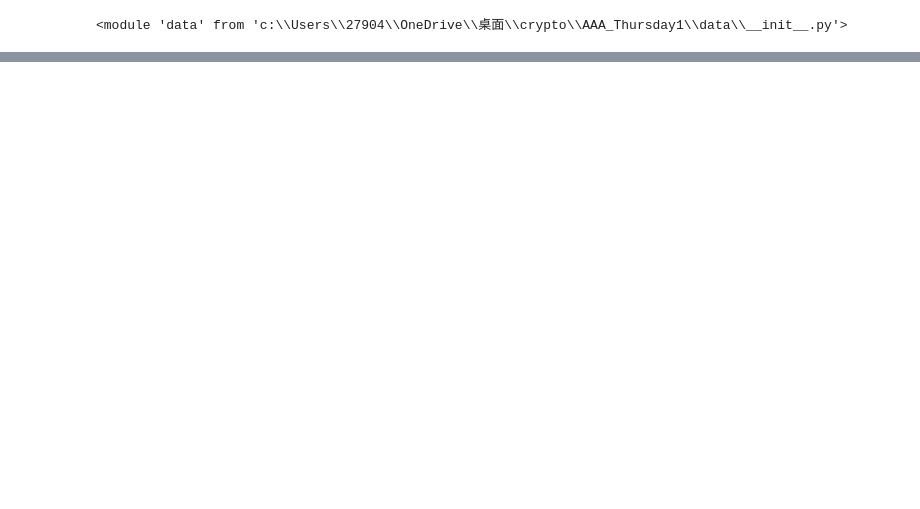
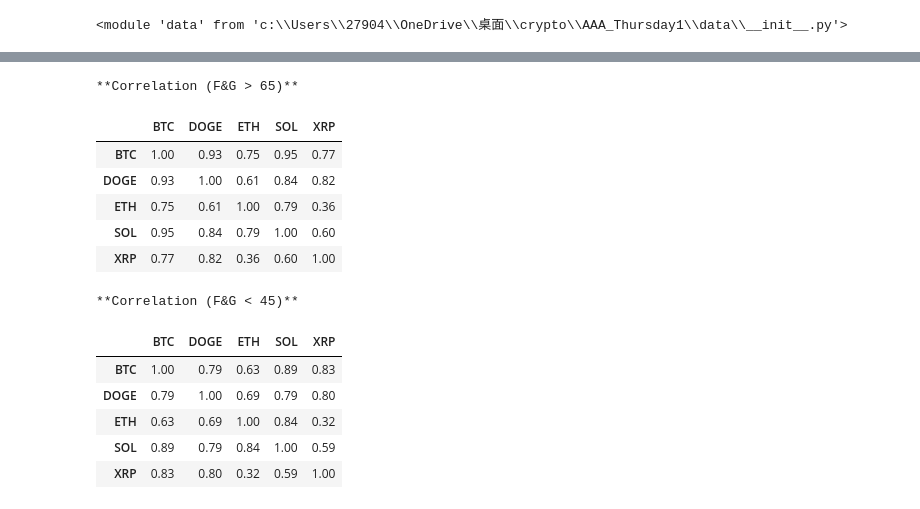
Before and after one commit to iancadev/crypto, a Jupyter notebook: AAA_Thursday1/crap.ipynb, the cells around one changed output, grey strips where cells are left out. Saved outputs shown, nothing was run; the diff lists cells and outputs as text; code cells hidden in the pictures; blank space fills up the shorter version.

```diff
--- a/AAA_Thursday1/crap.ipynb
+++ b/AAA_Thursday1/crap.ipynb
@@ -341,0 +126,18 @@ plt.show()
+# %%
+display_pretty_corr(corr_high, "Correlation (F&amp;G > 65)")
+display_pretty_corr(corr_low,  "Correlation (F&amp;G < 45)")
+# %% [output]
+**Correlation (F&G > 65)**
+|  | BTC | DOGE | ETH | SOL | XRP |
+| BTC | 1.00 | 0.93 | 0.75 | 0.95 | 0.77 |
+| DOGE | 0.93 | 1.00 | 0.61 | 0.84 | 0.82 |
+| ETH | 0.75 | 0.61 | 1.00 | 0.79 | 0.36 |
+| SOL | 0.95 | 0.84 | 0.79 | 1.00 | 0.60 |
+| XRP | 0.77 | 0.82 | 0.36 | 0.60 | 1.00 |
+**Correlation (F&G < 45)**
+|  | BTC | DOGE | ETH | SOL | XRP |
+| BTC | 1.00 | 0.79 | 0.63 | 0.89 | 0.83 |
+| DOGE | 0.79 | 1.00 | 0.69 | 0.79 | 0.80 |
+| ETH | 0.63 | 0.69 | 1.00 | 0.84 | 0.32 |
+| SOL | 0.89 | 0.79 | 0.84 | 1.00 | 0.59 |
+| XRP | 0.83 | 0.80 | 0.32 | 0.59 | 1.00 |
```
Also changed, not shown: parts of 17 cells of this notebook, 5 other files.
